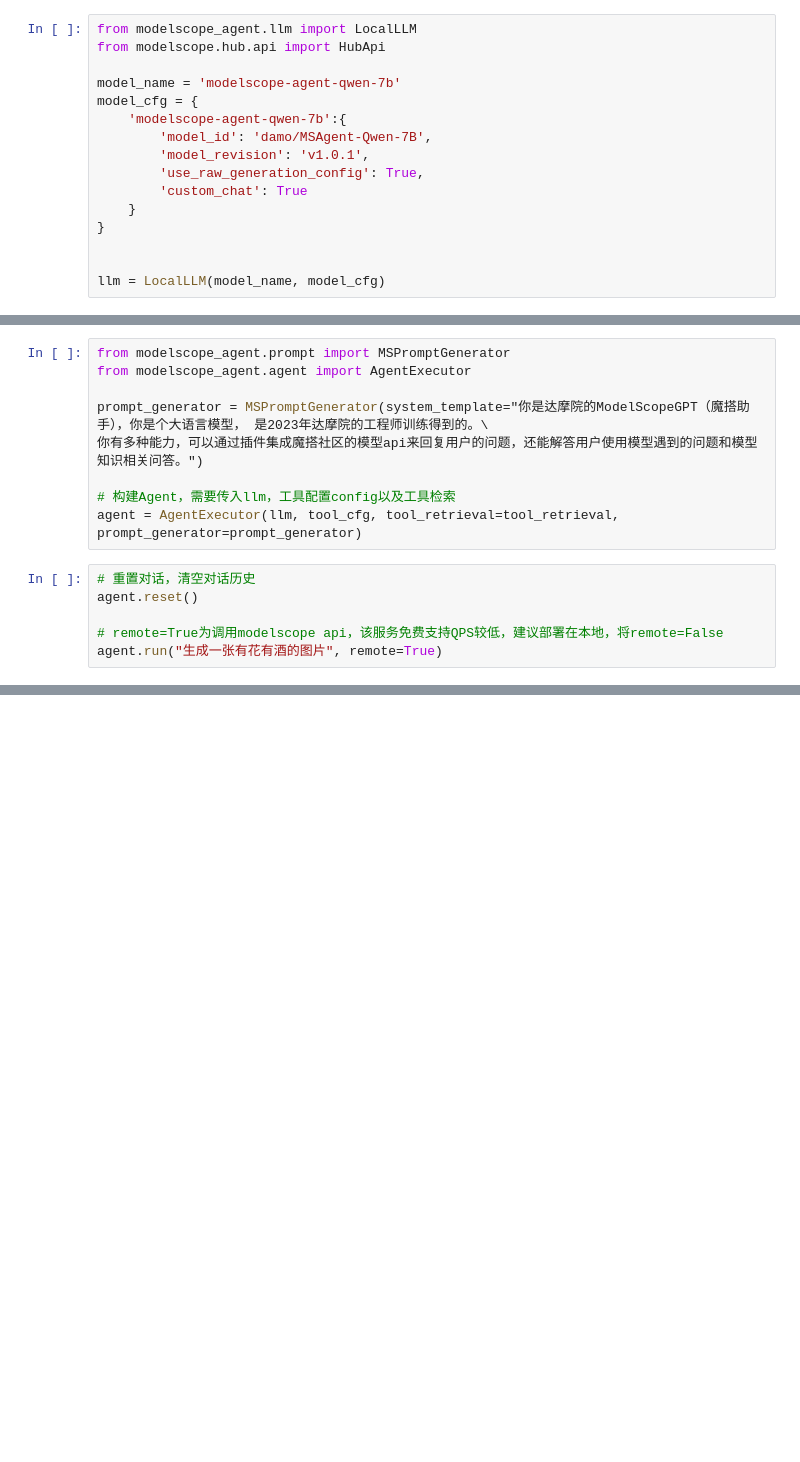
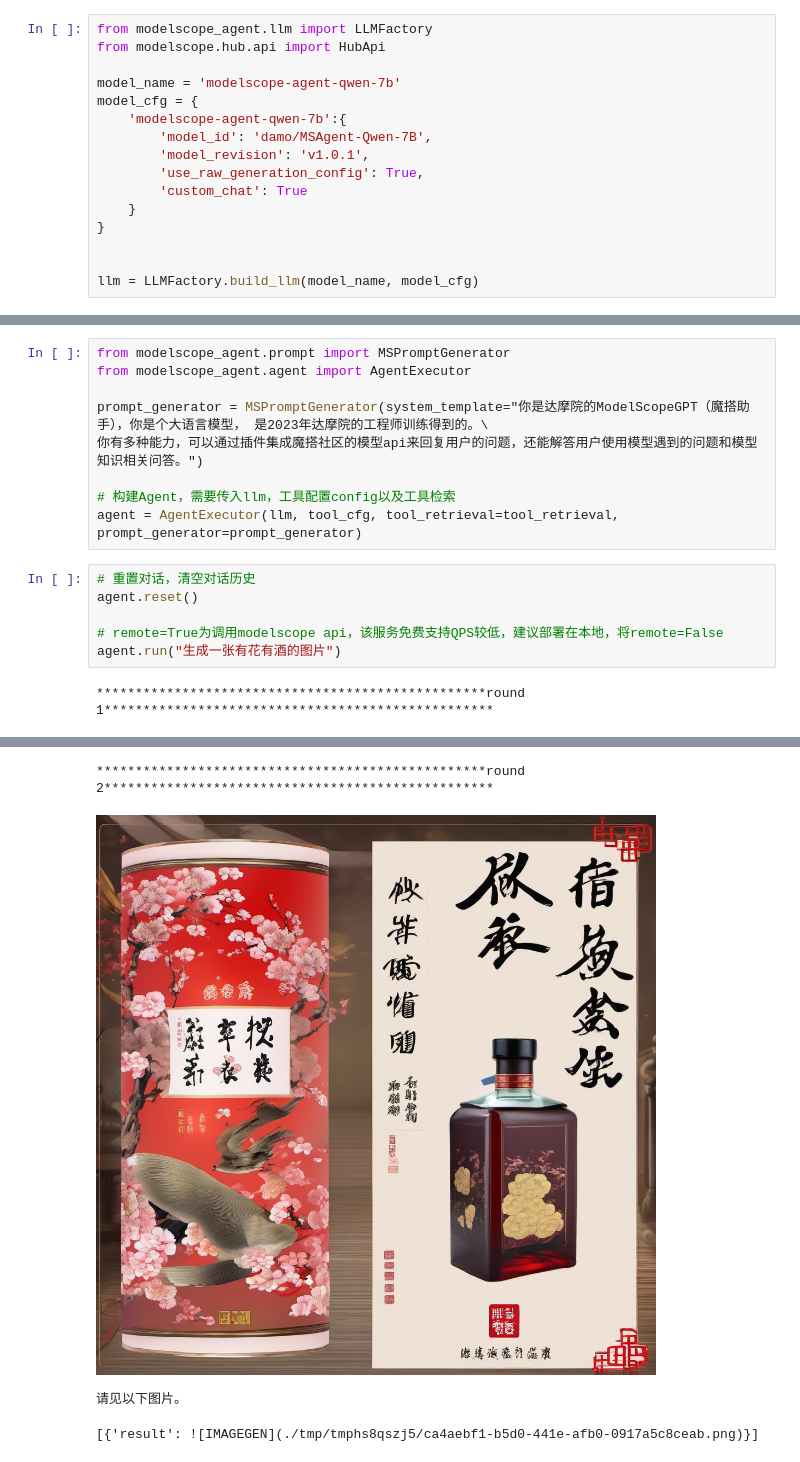
Before and after one commit to modelscope/modelscope-agent, a Jupyter notebook: demo/demo_qwen_agent.ipynb, the cells around one changed output, grey strips where cells are left out. Saved outputs shown, nothing was run; the diff lists cells and outputs as text; blank space fills up the shorter version.

```diff
--- a/demo/demo_qwen_agent.ipynb
+++ b/demo/demo_qwen_agent.ipynb
@@ -39,7 +44,7 @@ tool_retrieval = ToolRetrieval(embeddings, FAISS)
 # %% [markdown]
 ### 中枢大模型启动
 # %%
-from modelscope_agent.llm import LocalLLM
+from modelscope_agent.llm import LLMFactory
 from modelscope.hub.api import HubApi
 
 model_name = 'modelscope-agent-qwen-7b'
@@ -53,4 +58,4 @@ model_cfg = {
 }
 
 
-llm = LocalLLM(model_name, model_cfg)
+llm = LLMFactory.build_llm(model_name, model_cfg)
@@ -70,4 +81,6 @@ agent = AgentExecutor(llm, tool_cfg, tool_retrieval=tool_retrieval, prompt_gener
 agent.reset()
 
 # remote=True为调用modelscope api，该服务免费支持QPS较低，建议部署在本地，将remote=False
-agent.run("生成一张有花有酒的图片", remote=True)
+agent.run("生成一张有花有酒的图片")
+# %% [output]
+**************************************************round 1**************************************************
@@ -73,0 +94,4 @@ agent.run("生成一张有花有酒的图片", remote=True)
+**************************************************round 2**************************************************
+[figure, added]
+请见以下图片。
+[{'result': ![IMAGEGEN](./tmp/tmphs8qszj5/ca4aebf1-b5d0-441e-afb0-0917a5c8ceab.png)}]
```
Also changed, not shown: parts of 3 cells of this notebook, 4 other files.
